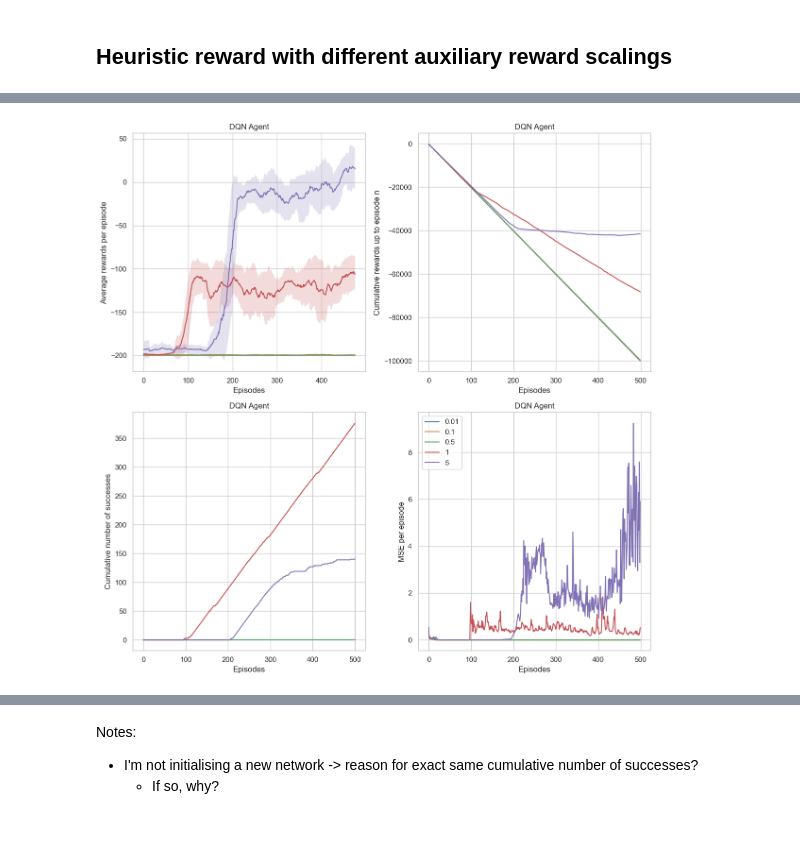
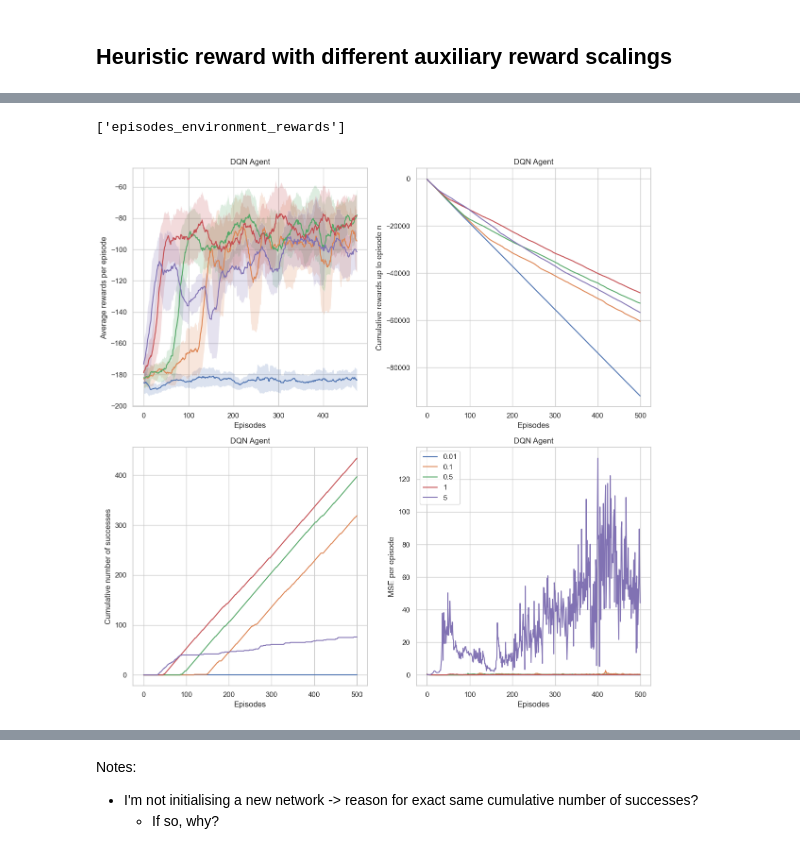
Before and after one commit to LionelSafar/Rolls-Royce-Peak-Plower, a Jupyter notebook: main.ipynb, the cells around one changed output, grey strips where cells are left out. Saved outputs shown, nothing was run; the diff lists cells and outputs as text; code cells hidden in the pictures.

Commit message:
changed rnd output for plotting

```diff
--- a/main.ipynb
+++ b/main.ipynb
@@ -204,6 +203,8 @@ def run(agent, episodes, max_episode_steps=None, render=False):
 
     env.close()
 
+    cumulative_successes.pop(0)
+
     training_stats = {
         "episodes_lengths": episodes_lengths,
         "episodes_mean_batch_loss": episodes_mean_batch_loss,
@@ -576,2 +580,12 @@ plot_success(domain_training_stats, dqn_agent_domain_based.__class__.__name__, s
 # %% [markdown]
 ## Heuristic reward with different auxiliary reward scalings
+# %%
+reward_factors = [0.01, 0.1, 0.5, 1, 5]
+aux_dicts = {}
+for reward_factor in reward_factors:
+    dqn_agent_domain_based = DQNAgent(trainable=True,
+                                      save_name=save_name_domain_based,
+                                      use_domain_reward=True,
+                                      domain_reward_factor=reward_factor)
+    domain_training_stats = run(dqn_agent_domain_based, 500)
+    aux_dicts[f'domain_training_{reward_factor}'] = domain_training_stats
@@ -578,24 +594,22 @@ plot_success(domain_training_stats, dqn_agent_domain_based.__class__.__name__, s
+# %%
+reward_keys[1:2]
+# %% [output]
+['episodes_environment_rewards']
 # %%
-reward_factors = [0.01, 0.1, 0.5, 1, 5]
 fig, ax = plt.subplots(2, 2, figsize=(12, 12))
 legend = []
-aux_dicts = {}
 for reward_factor in reward_factors:
-    # MAYBE BROKEN BECAUSE OF TRAINING STATS DICT KEYS
-    dqn_agent_domain_based = DQNAgent(trainable=True, save_name=save_name_domain_based)
-    domain_training_stats = run(dqn_agent_domain_based, 500)
-    aux_dicts[f'domain_training_{reward_factor}'] = domain_training_stats
-    domain_reward_dict = {key: domain_training_stats[key] for key in reward_keys[0:1]}
-    plot_mean_reward_per_episode(domain_reward_dict, dqn_agent_1000.__class__.__name__, ax=ax[0, 0])
-    plot_cumulative_rewards(domain_reward_dict, dqn_agent_1000.__class__.__name__, ax=ax[0, 1])
-    plot_success(domain_training_stats, dqn_agent_1000.__class__.__name__, ax=ax[1, 0])
-    plot_loss_per_episode(domain_training_stats['episodes_mean_batch_loss'], dqn_agent_1000.__class__.__name__,
+    domain_reward_dicts = {key: aux_dicts[f'domain_training_{reward_factor}'][key] for key in reward_keys[0:1]}
+    plot_mean_reward_per_episode(domain_reward_dicts, dqn_agent_1000.__class__.__name__, ax=ax[0, 0])
+    plot_cumulative_rewards(domain_reward_dicts, dqn_agent_1000.__class__.__name__, ax=ax[0, 1])
+    plot_success(aux_dicts[f'domain_training_{reward_factor}'], dqn_agent_1000.__class__.__name__, ax=ax[1, 0])
+    plot_loss_per_episode(aux_dicts[f'domain_training_{reward_factor}']['episodes_mean_batch_loss'], dqn_agent_1000.__class__.__name__,
                           ax=ax[1, 1])
     legend.append(f'{reward_factor}')
 plt.legend(legend)
 plt.tight_layout()
 plt.savefig('auxiliary_reward_variation.png')
 # %% [output]
-[figure, old version]
+[figure, new version]
 # %%
 # repeat previous plots without the 10 factor
```
Also changed, not shown: parts of 18 cells of this notebook.
